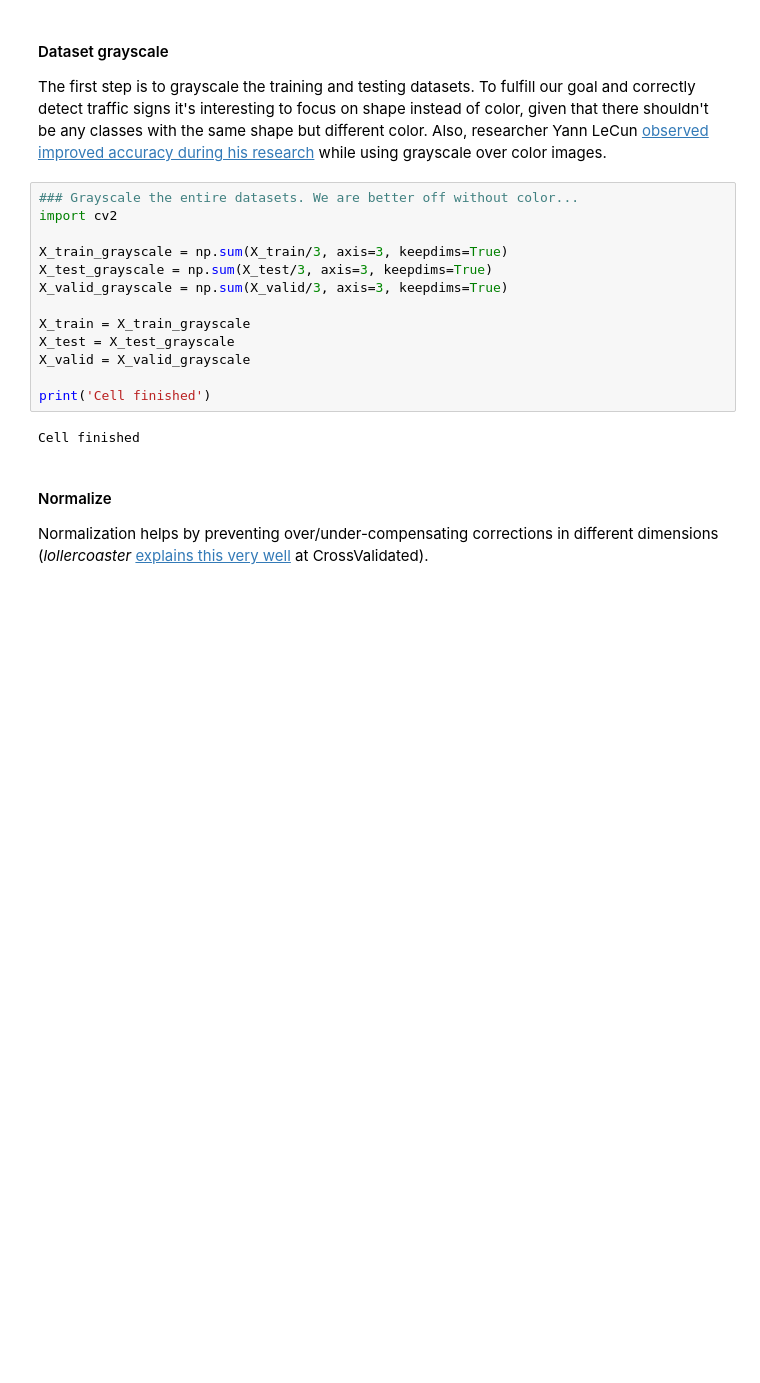
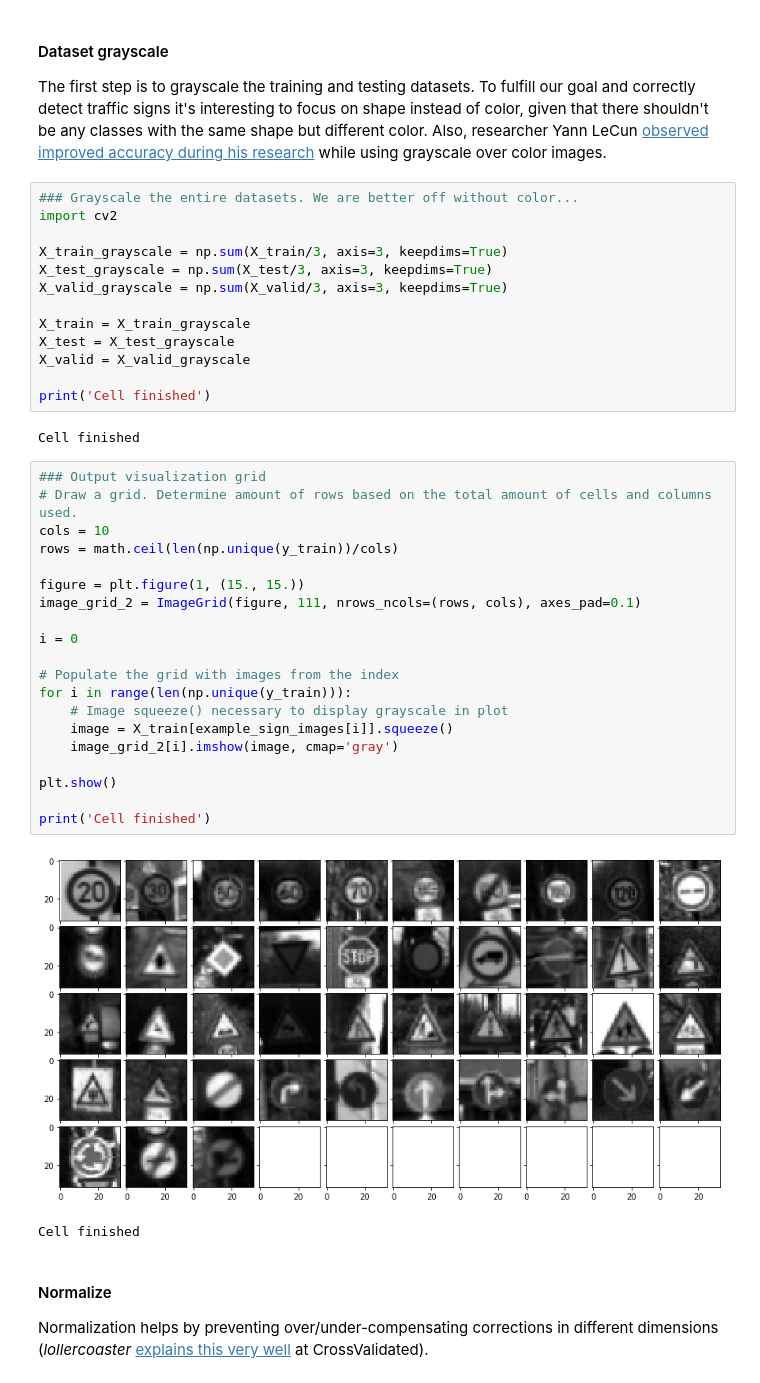
Before and after one commit to gtoran/CarND-Traffic-Sign-Classifier-Project, a Jupyter notebook: Traffic_Sign_Classifier.ipynb, the cells around one changed output. Saved outputs shown, nothing was run; the diff lists cells and outputs as text; blank space fills up the shorter version.

```diff
--- a/Traffic_Sign_Classifier.ipynb
+++ b/Traffic_Sign_Classifier.ipynb
@@ -191,6 +191,29 @@ X_valid = X_valid_grayscale
 print('Cell finished')
 # %% [output]
 Cell finished
+# %%
+### Output visualization grid
+# Draw a grid. Determine amount of rows based on the total amount of cells and columns used.
+cols = 10
+rows = math.ceil(len(np.unique(y_train))/cols)
+
+figure = plt.figure(1, (15., 15.))
+image_grid_2 = ImageGrid(figure, 111, nrows_ncols=(rows, cols), axes_pad=0.1)
+
+i = 0
+
+# Populate the grid with images from the index
+for i in range(len(np.unique(y_train))):
+    # Image squeeze() necessary to display grayscale in plot
+    image = X_train[example_sign_images[i]].squeeze()
+    image_grid_2[i].imshow(image, cmap='gray')
+
+plt.show()
+
+print('Cell finished')
+# %% [output]
+[figure, added]
+Cell finished
 # %% [markdown]
 #### Normalize
 
```
Also changed, not shown: parts of 5 cells of this notebook.
